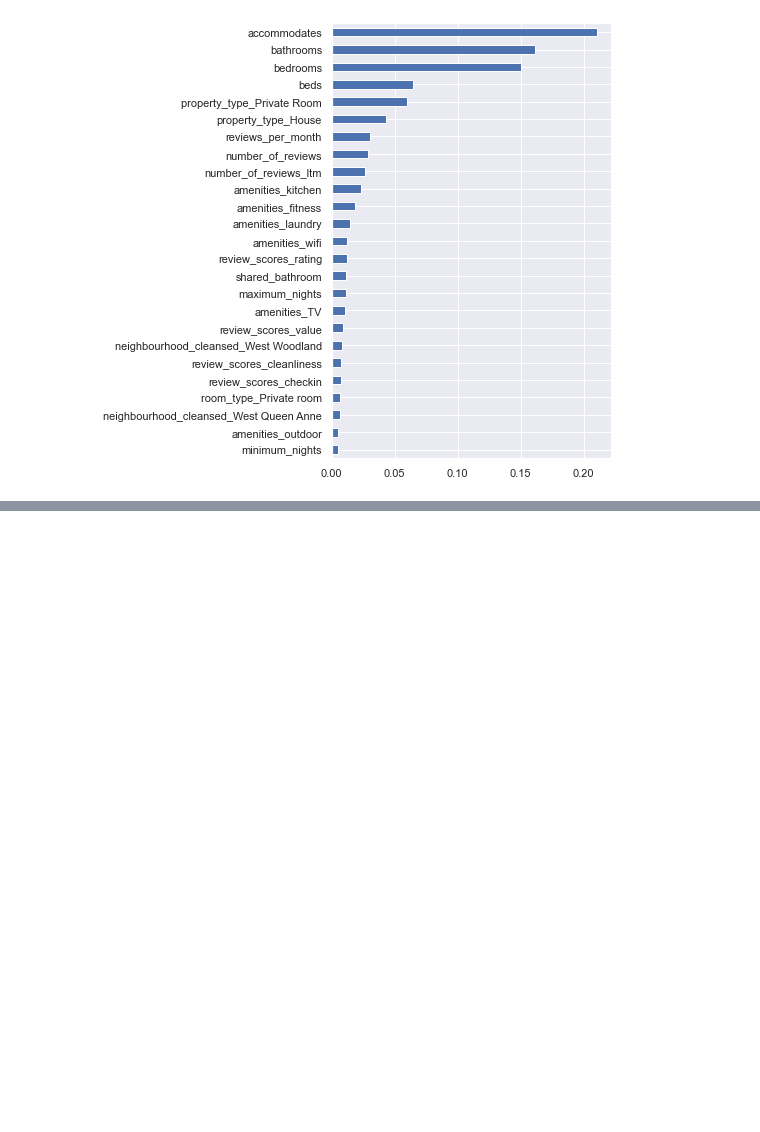
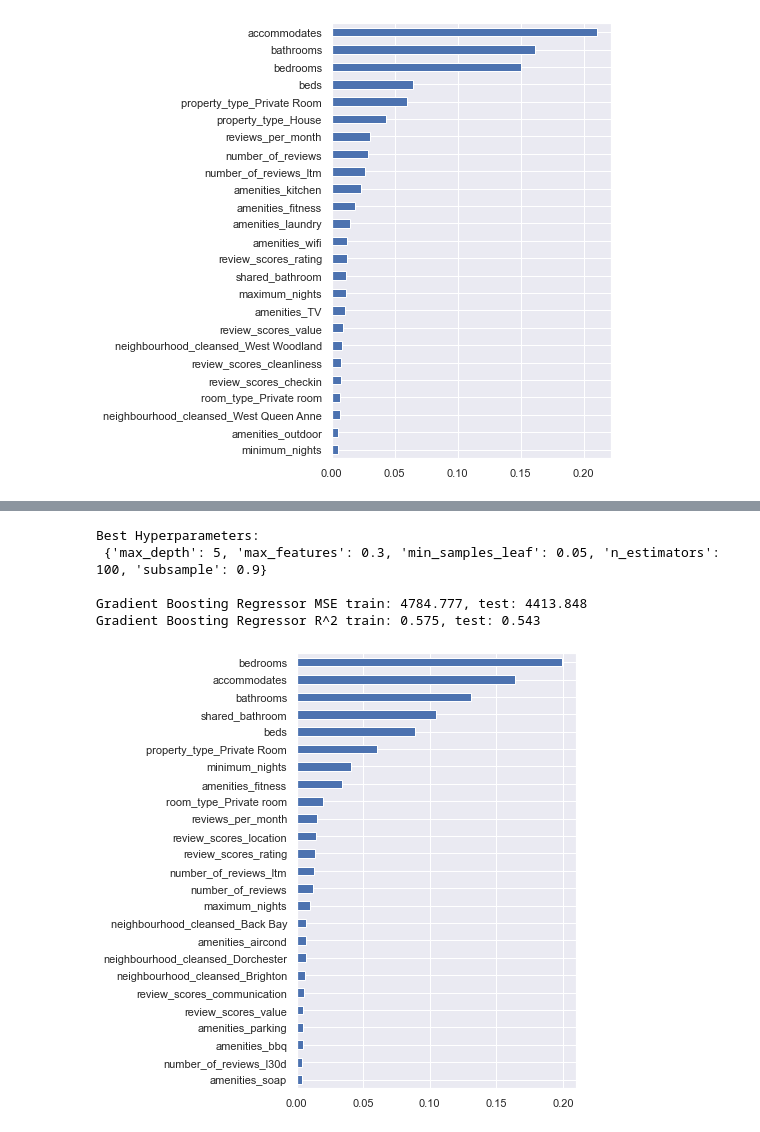
Before and after one commit to nikokydes/Udacity_DS_Proj1, a Jupyter notebook: Project1.ipynb, the cells around one changed output, grey strips where cells are left out. Cells and saved outputs as stored; diff of their text form; code cells hidden in the pictures; blank space fills up the shorter version.

Commit message:
Added ML model for Boston

```diff
--- a/Project1.ipynb
+++ b/Project1.ipynb
@@ -755,0 +773,60 @@ _ = feat_imp.nlargest(25).plot(kind='barh', ax=ax).invert_yaxis()
+# %%
+# Split data into training and testing sets, drop price outliers above 99th percentile
+X = bos_list[bos_list.price < 800].drop(columns = 'price')
+y = bos_list[bos_list.price < 800][['price']]
+
+X_train, X_test, y_train, y_test = train_test_split(X, y, test_size = 0.3, random_state=42)
+# %%
+# Gradient Boosing Regressor
+gb = GradientBoostingRegressor(random_state=42)
+
+# Grid search parameters
+# params_gb = {
+#     'n_estimators': [50, 100],
+#     'max_depth': [3, 4, 5],
+#     'max_features': [0.2, 0.3],
+#     'min_samples_leaf': [0.05, 0.1, 0.3],
+#     'subsample': [0.7, 0.9]
+# }
+
+# Optimal parameters
+params_gb = {
+    'n_estimators': [100],
+    'max_depth': [5],
+    'max_features': [0.3],
+    'min_samples_leaf': [0.05],
+    'subsample': [0.9]
+}
+
+grid_gb = GridSearchCV(estimator=gb, param_grid=params_gb, cv=3, scoring='neg_mean_squared_error', n_jobs=-1)
+
+grid_gb.fit(X_train, y_train.squeeze())
+
+print('Best Hyperparameters:\n', grid_gb.best_params_, '\n')
+
+best_model_gb_bos = grid_gb.best_estimator_
+
+#calculate scores for the model
+y_train_pred = best_model_gb_bos.predict(X_train)
+y_test_pred  = best_model_gb_bos.predict(X_test)
+
+print('Gradient Boosting Regressor MSE train: %.3f, test: %.3f' % (
+        mean_squared_error(y_train, y_train_pred),
+        mean_squared_error(y_test, y_test_pred)))
+print('Gradient Boosting Regressor R^2 train: %.3f, test: %.3f' % (
+        r2_score(y_train, y_train_pred),
+        r2_score(y_test, y_test_pred)))
+# %% [output]
+Best Hyperparameters:
+ {'max_depth': 5, 'max_features': 0.3, 'min_samples_leaf': 0.05, 'n_estimators': 100, 'subsample': 0.9}
+
+Gradient Boosting Regressor MSE train: 4784.777, test: 4413.848
+Gradient Boosting Regressor R^2 train: 0.575, test: 0.543
+# %%
+# Plot feature importances for the gradient boosting regressor
+feat_imp_bos = pd.Series(best_model_gb_bos.feature_importances_, index=X_train.columns)
+
+fig, ax = plt.subplots(1, 1, figsize=(5,8))
+_ = feat_imp_bos.nlargest(25).plot(kind='barh', ax=ax).invert_yaxis()
+# %% [output]
+[figure, added]
```
Also changed, not shown: parts of 6 cells of this notebook.
